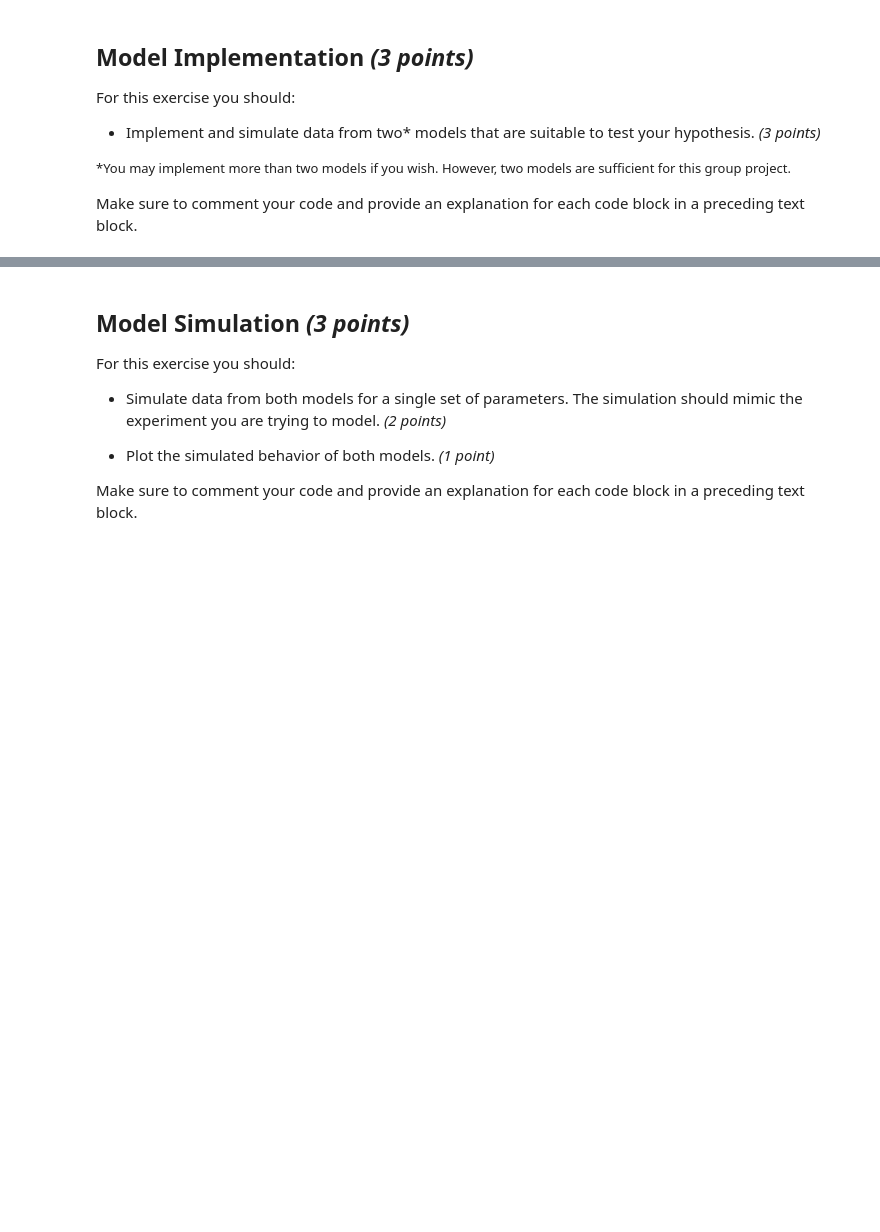
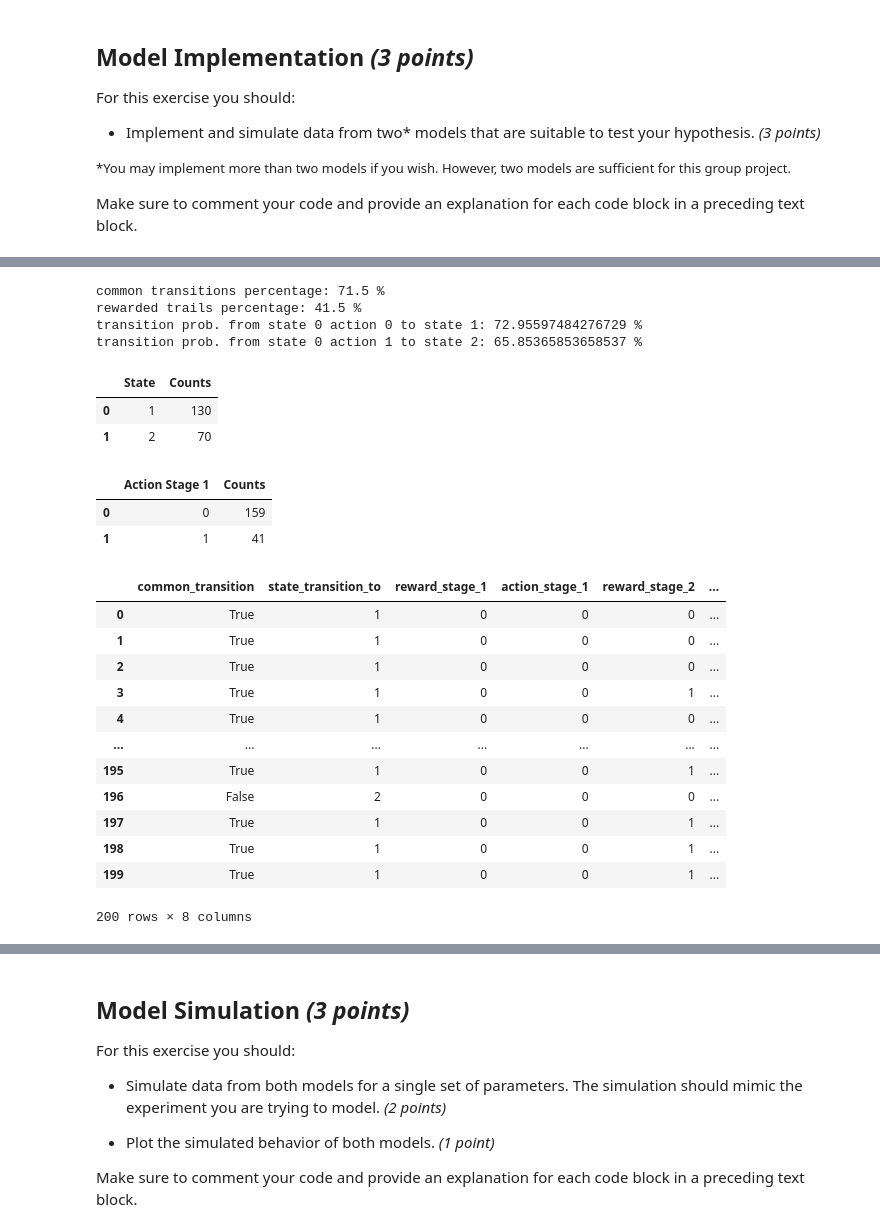
Before and after one commit to imtezcan/rl-twoStepTask, a Jupyter notebook: Python_Notebook_Template_for_Group_Project.ipynb, the cells around one changed output, grey strips where cells are left out. Drawn from its saved outputs; the diff is of its cells as text; code cells hidden in the pictures; blank space fills up the shorter version.

Commit message:
initial scrapy model implementation and task simulation

```diff
--- a/Python_Notebook_Template_for_Group_Project.ipynb
+++ b/Python_Notebook_Template_for_Group_Project.ipynb
@@ -201,0 +393,16 @@ task_df.to_csv(f"task_data_{time_identifier}.csv", index=False)
+# %%
+# simulate the task
+# agent = RandomAgent(action_space=TowStepEnv.action_space, state_space=TowStepEnv.state_space)
+# agent = AgentModelFree(action_space=TowStepEnv.action_space, state_space=TowStepEnv.state_space)
+agent = AgentModelBased(action_space=TowStepEnv.action_space, state_space=TowStepEnv.state_space)
+env = TowStepEnv()
+task_data = simulate_tow_step_task(env, agent, trails=200)
+
+# (state, action) -> reward
+print("qtable:\n", agent.q_table)
+
+# (state, action, new state) -> transition probability
+if hasattr(agent, "transition_model"):
+    # only the relevant transition probabilities should be non-zero, all others should be zero
+    print("transition model for relevant states-action:\n", agent.transition_model[0])
+    print("transition model for other states-actions:\n", agent.transition_model[1:])
@@ -201,0 +423,50 @@ task_df.to_csv(f"task_data_{time_identifier}.csv", index=False)
+# %%
+# convert the data to a dataframe
+task_df = pd.DataFrame.from_dict(task_data, orient='index')
+task_df['trail_index'] = task_df.index
+
+# save the data to a csv file
+time_identifier = datetime.now().strftime("%Y-%m-%d %H:%M:%S")
+task_df.to_csv(f"data/task_data_{time_identifier}.csv", index=False)
+
+# print some statistics
+# TODO stay probabilities?
+print("common transitions percentage:", np.mean(task_df["common_transition"])*100, "%")
+print("rewarded trails percentage:", np.mean(task_df["reward_stage_2"] > 0)*100, "%")
+print("transition prob. from state 0 action 0 to state 1:", np.mean(task_df[task_df["action_stage_1"] == 0]["state_transition_to"] == 1)*100, "%")
+print("transition prob. from state 0 action 1 to state 2:", np.mean(task_df[task_df["action_stage_1"] == 1]["state_transition_to"] == 2)*100, "%")
+
+visited_states_counts_df = task_df['state_transition_to'].value_counts().reset_index()
+visited_states_counts_df.columns = ['State', 'Counts']
+display(visited_states_counts_df)
+
+action_first_stage_counts_df = task_df['action_stage_1'].value_counts().reset_index()
+action_first_stage_counts_df.columns = ['Action Stage 1', 'Counts']
+display(action_first_stage_counts_df)
+
+
+display(task_df)
+# %% [output]
+common transitions percentage: 71.5 %
+rewarded trails percentage: 41.5 %
+transition prob. from state 0 action 0 to state 1: 72.95597484276729 %
+transition prob. from state 0 action 1 to state 2: 65.85365853658537 %
+|  | State | Counts |
+| 0 | 1 | 130 |
+| 1 | 2 | 70 |
+|  | Action Stage 1 | Counts |
+| 0 | 0 | 159 |
+| 1 | 1 | 41 |
+|  | common_transition | state_transition_to | reward_stage_1 | action_stage_1 | reward_stage_2 | ... |
+| 0 | True | 1 | 0 | 0 | 0 | ... |
+| 1 | True | 1 | 0 | 0 | 0 | ... |
+| 2 | True | 1 | 0 | 0 | 0 | ... |
+| 3 | True | 1 | 0 | 0 | 1 | ... |
+| 4 | True | 1 | 0 | 0 | 0 | ... |
+| ... | ... | ... | ... | ... | ... | ... |
+| 195 | True | 1 | 0 | 0 | 1 | ... |
+| 196 | False | 2 | 0 | 0 | 0 | ... |
+| 197 | True | 1 | 0 | 0 | 1 | ... |
+| 198 | True | 1 | 0 | 0 | 1 | ... |
+| 199 | True | 1 | 0 | 0 | 1 | ... |
+200 rows × 8 columns
```
Also changed, not shown: parts of 6 cells of this notebook, 1 other file.
